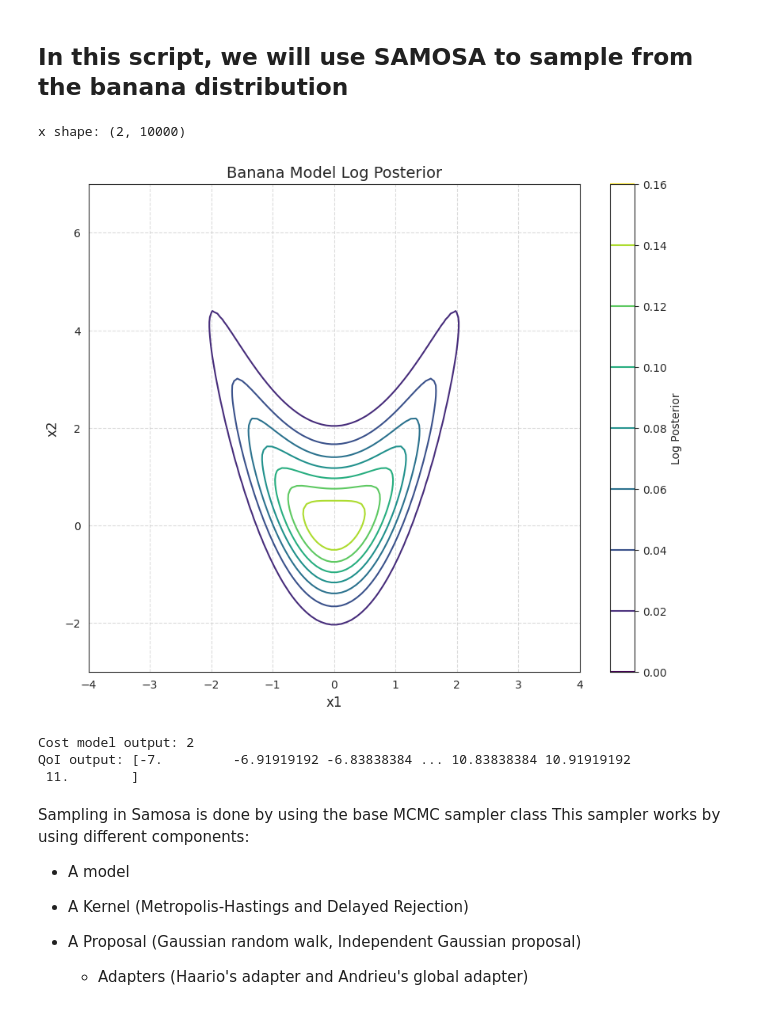
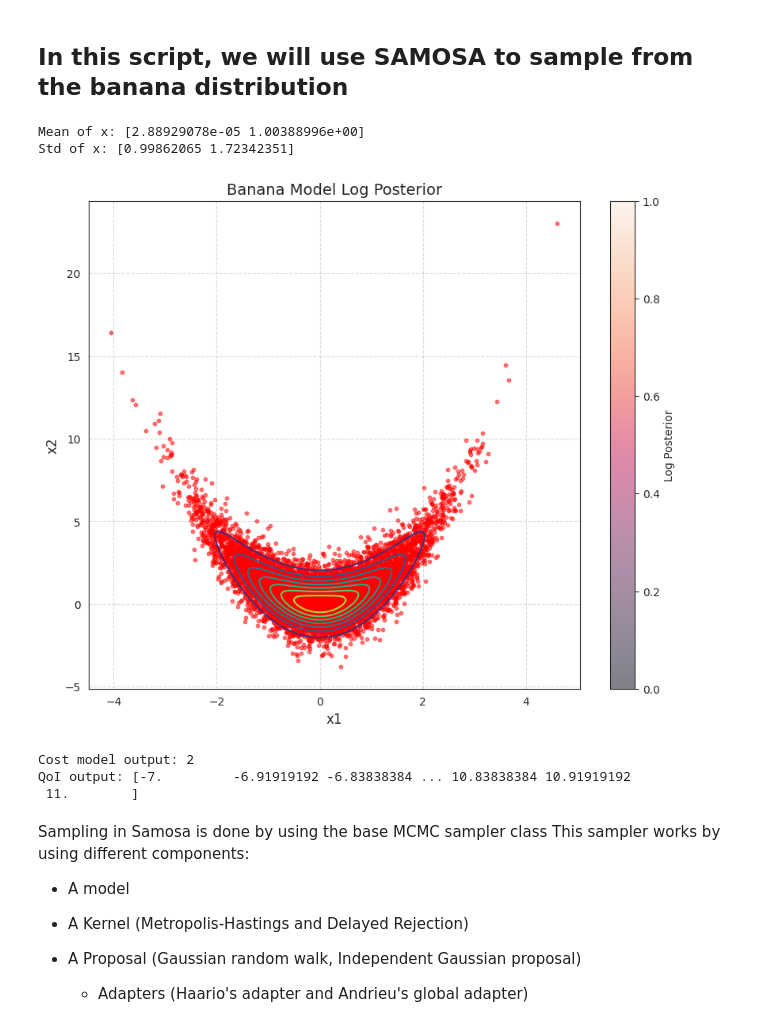
Before and after one commit to sanjan98/SAMOSA, a Jupyter notebook: examples/banana.ipynb, the cells around one changed output. Saved outputs shown, nothing was run; the diff lists cells and outputs as text; code cells hidden in the pictures.

```diff
--- a/examples/banana.ipynb
+++ b/examples/banana.ipynb
@@ -48,39 +72,52 @@ X1, X2 = np.meshgrid(x1, x2)
 
 # Define the inputs
 x = np.vstack([X1.ravel(), X2.ravel()])
-print("x shape:", x.shape)
 
 # Compute the log posterior
 output = banana_model(x)
+# output = Gaussian_model(x)
 
 # Reshape the output
 log_posterior = output['log_posterior'].reshape(X1.shape)
 log_posterior = np.exp(log_posterior)  # Convert log posterior to posterior
 
 # Plot the log posterior using seaborn
 plt.figure(figsize=(10, 8))
 import seaborn as sns
 sns.set_style("white")
 
+num_points = 10000
+r = np.random.randn(2, num_points)
+x1 = r[0]
+x2 = r[1] + r[0]**2
+xscatter = np.vstack([x1,x2])
+
+print('Mean of x:', np.mean(xscatter, axis=1))
+print('Std of x:', np.std(xscatter, axis=1))
+
 # Create contour plot with fewer levels and no fill
 sns.kdeplot(x=None, y=None, fill=False, levels=7, cmap="viridis", linewidths=1.5)
 
 # Since kdeplot expects data to fit a distribution, we need to use plt.contour directly
 plt.contour(X1, X2, log_posterior, levels=7, cmap="viridis", linewidths=1.5)
+
+# Add scatter points
+plt.scatter(xscatter[0], xscatter[1], color='red', s=10, alpha=0.5, label='Sample Points')
 
 plt.colorbar(label='Log Posterior')
 plt.title('Banana Model Log Posterior', fontsize=14)
 plt.xlabel('x1', fontsize=12)
 plt.ylabel('x2', fontsize=12)
 plt.grid(True, linestyle='--', alpha=0.7)
 plt.show()
 
 # Print output
 print("Cost model output:", output['cost'])
 print("QoI output:", output['qoi'])
 # %% [output]
-x shape: (2, 10000)
+Mean of x: [2.88929078e-05 1.00388996e+00]
+Std of x: [0.99862065 1.72342351]
-[figure, old version]
+[figure, new version]
 Cost model output: 2
 QoI output: [-7.         -6.91919192 -6.83838384 ... 10.83838384 10.91919192
  11.        ]
```
Also changed, not shown: parts of 2 cells of this notebook, 6 other files.
